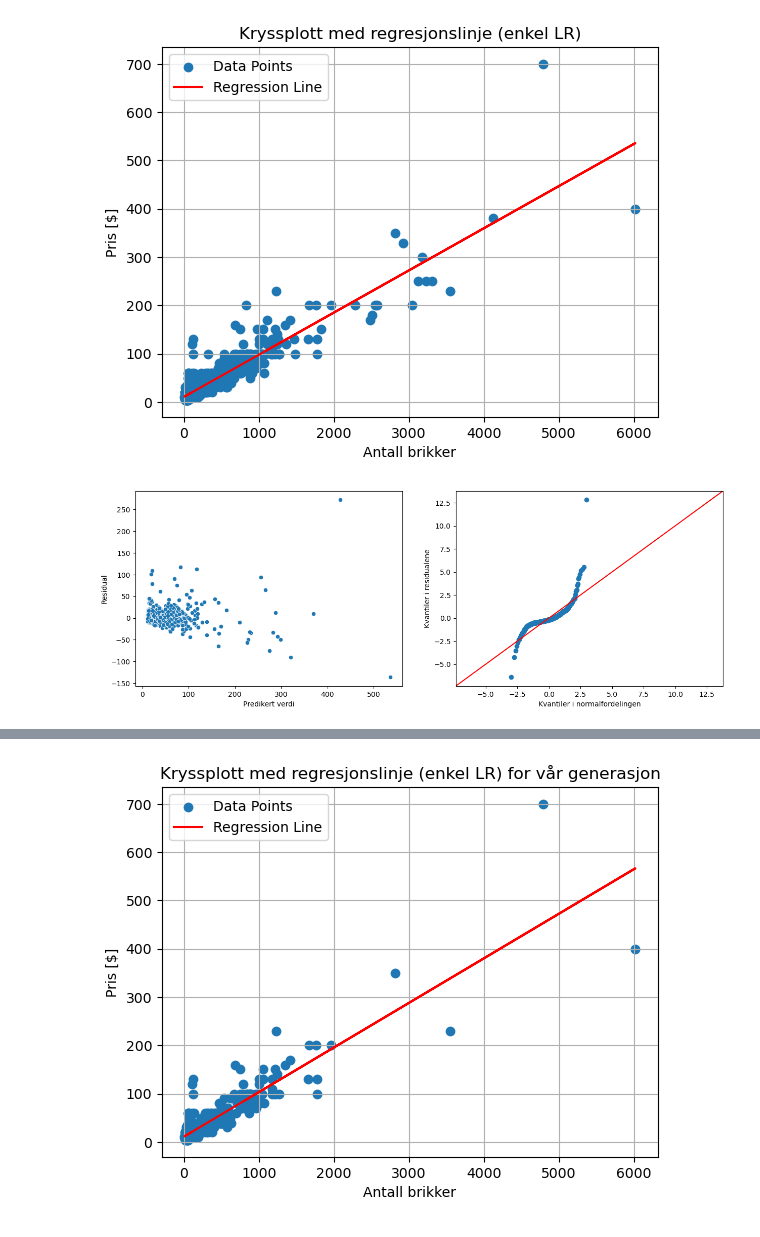
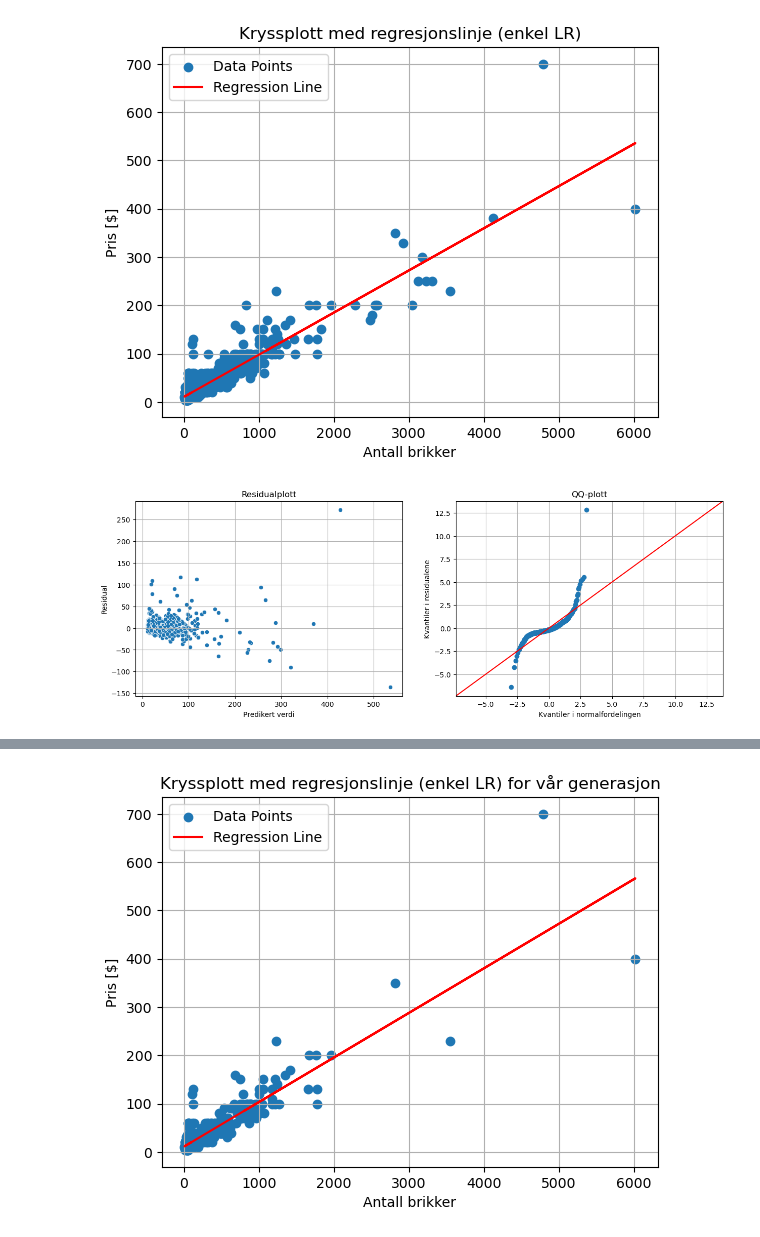
Before and after one commit to sagrimstad/ISTA1003_prosjekt, a Jupyter notebook: oppg1.ipynb, the cells around one changed output, grey strips where cells are left out. Cells and saved outputs as stored; diff of their text form; code cells hidden in the pictures.

Commit message:
Added general graphs and data

```diff
--- a/oppg1.ipynb
+++ b/oppg1.ipynb
@@ -511,18 +577,22 @@ plt.show()
 # %%
 # Plotte predikert verdi mot residual og kvantil-kvantil-plott mot residualene
 
 figure, axis = plt.subplots(1, 2, figsize = (15, 5))
 sns.scatterplot(x = resultat.fittedvalues, y = resultat.resid, ax = axis[0])
-axis[0].set_xlabel("Predikert verdi")
-axis[0].set_ylabel("Residual")
+axis[0].set_xlabel('Predikert verdi')
+axis[0].set_ylabel('Residual')
+axis[0].set_title('Residualplott')
+axis[0].grid()
 
 sm.qqplot(resultat.resid, line = '45', fit = True, ax = axis[1])
-axis[1].set_xlabel("Kvantiler i normalfordelingen")
-axis[1].set_ylabel("Kvantiler i residualene")
+axis[1].set_xlabel('Kvantiler i normalfordelingen')
+axis[1].set_ylabel('Kvantiler i residualene')
+axis[1].set_title('QQ-plott')
+axis[1].grid()
 
 plt.show()
 # %% [output]
-[figure, old version]
+[figure, new version]
 # %%
 # Enkel lineær regresjon for vår generasjon
 
```
Also changed, not shown: parts of 20 cells of this notebook.
